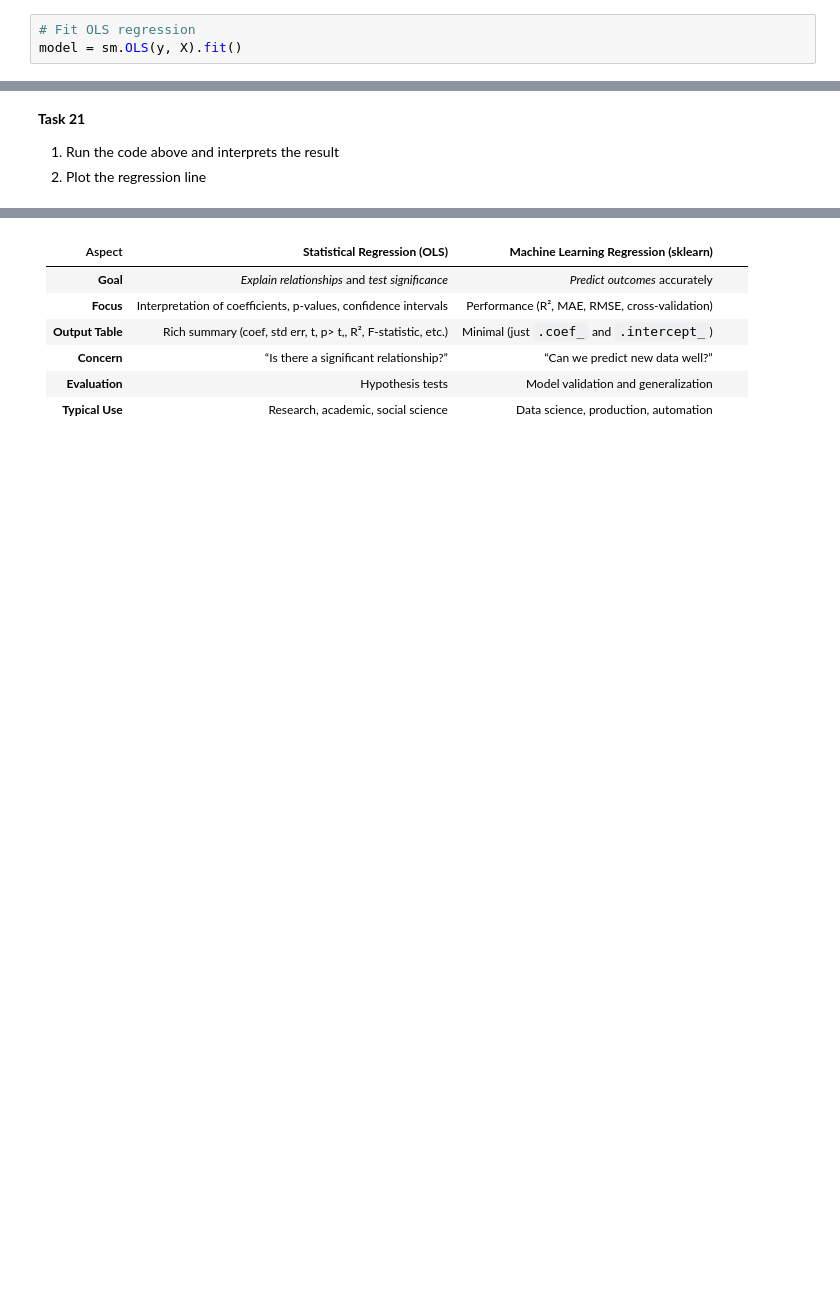
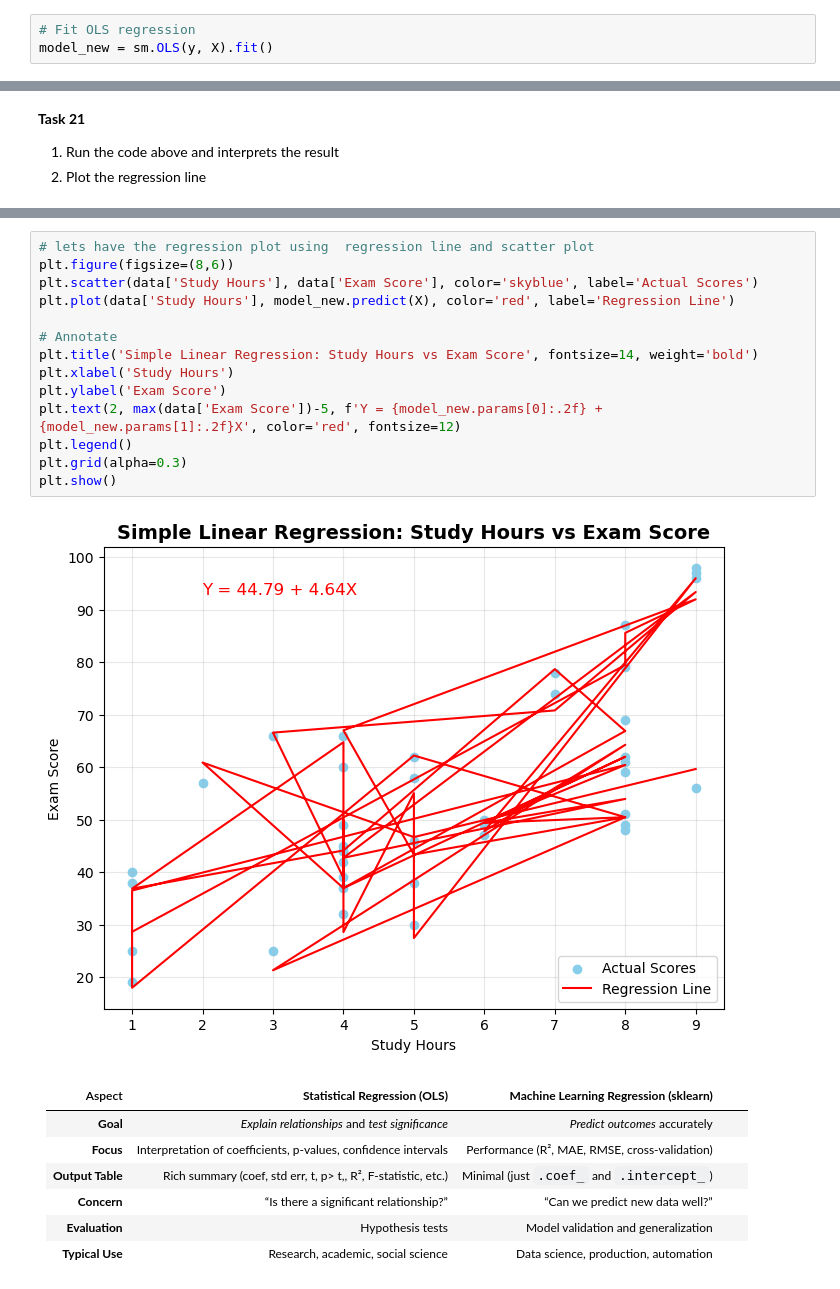
Before and after one commit to RasakOlasunkanmi/my_task, a Jupyter notebook: data_and_data_analysis/wk_10/coding_correlation_regression.ipynb, the cells around one changed output, grey strips where cells are left out. Saved outputs shown, nothing was run; the diff lists cells and outputs as text; blank space fills up the shorter version.

```diff
--- a/data_and_data_analysis/wk_10/coding_correlation_regression.ipynb
+++ b/data_and_data_analysis/wk_10/coding_correlation_regression.ipynb
@@ -316,6 +316,6 @@ y.head()
 Name: Exam Score, dtype: int32
 # %%
 # Fit OLS regression
-model = sm.OLS(y, X).fit()
+model_new = sm.OLS(y, X).fit()
 # %%
 # lets check the estimated coefficients
@@ -405,3 +444,19 @@ Notes:
+# %%
+# lets have the regression plot using  regression line and scatter plot
+plt.figure(figsize=(8,6))
+plt.scatter(data['Study Hours'], data['Exam Score'], color='skyblue', label='Actual Scores')
+plt.plot(data['Study Hours'], model_new.predict(X), color='red', label='Regression Line')
+
+# Annotate
+plt.title('Simple Linear Regression: Study Hours vs Exam Score', fontsize=14, weight='bold')
+plt.xlabel('Study Hours')
+plt.ylabel('Exam Score')
+plt.text(2, max(data['Exam Score'])-5, f'Y = {model_new.params[0]:.2f} + {model_new.params[1]:.2f}X', color='red', fontsize=12)
+plt.legend()
+plt.grid(alpha=0.3)
+plt.show()
+# %% [output]
+[figure, added]
 # %% [markdown]
 | Aspect           | **Statistical Regression (OLS)**                               | **Machine Learning Regression (sklearn)**     |                          |                                           |
 | ---------------- | -------------------------------------------------------------- | --------------------------------------------- | ------------------------ | ----------------------------------------- |
```
Also changed, not shown: parts of 8 cells of this notebook, 4 other files.
